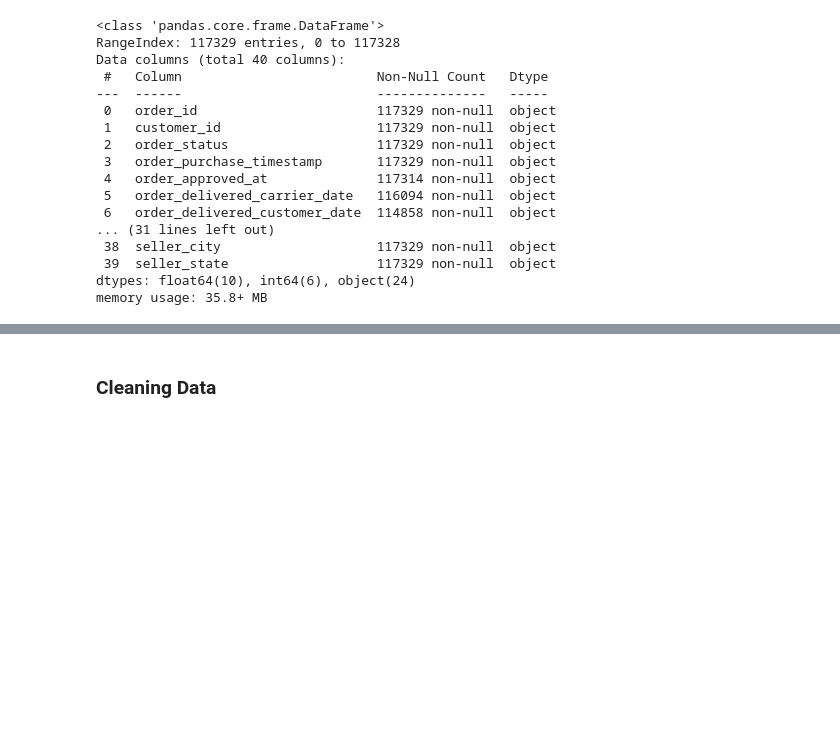
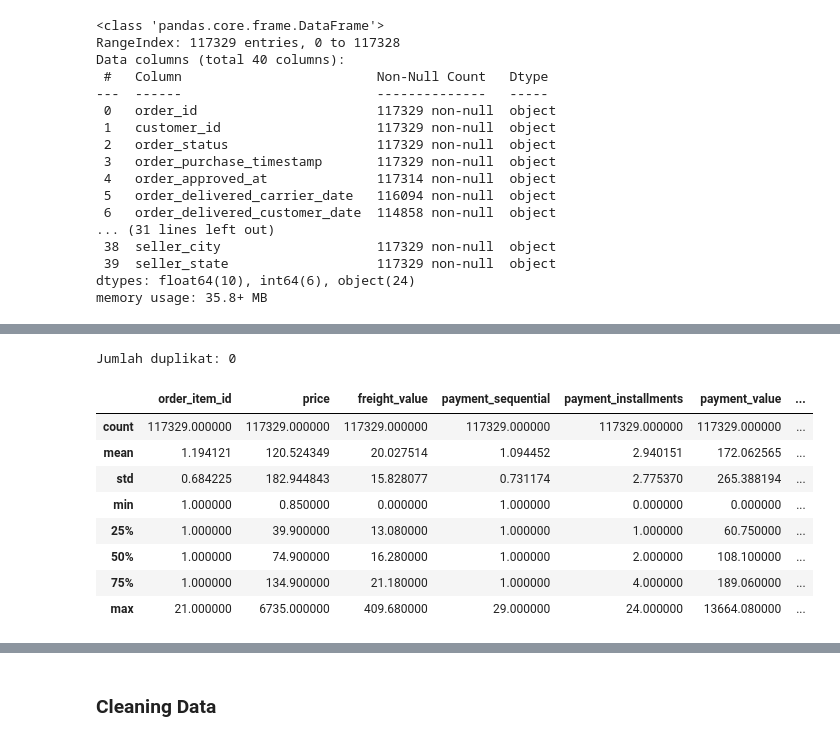
Before and after one commit to tiyasanin1/submisson_proyek_analisis_data, a Jupyter notebook: notebook.ipynb, the cells around one changed output, grey strips where cells are left out. Saved outputs shown, nothing was run; the diff lists cells and outputs as text; code cells hidden in the pictures; blank space fills up the shorter version.

```diff
--- a/notebook.ipynb
+++ b/notebook.ipynb
@@ -111,0 +143,17 @@ product_name_lenght, product_description_lenght, product_photos_qty. terdapat 2
+# %%
+# cek duplikat
+print('Jumlah duplikat:', df.duplicated().sum())
+
+#cek deskripsi data
+df.describe()
+# %% [output]
+Jumlah duplikat: 0
+|  | order_item_id | price | freight_value | payment_sequential | payment_installments | payment_value | ... |
+| count | 117329.000000 | 117329.000000 | 117329.000000 | 117329.000000 | 117329.000000 | 117329.000000 | ... |
+| mean | 1.194121 | 120.524349 | 20.027514 | 1.094452 | 2.940151 | 172.062565 | ... |
+| std | 0.684225 | 182.944843 | 15.828077 | 0.731174 | 2.775370 | 265.388194 | ... |
+| min | 1.000000 | 0.850000 | 0.000000 | 1.000000 | 0.000000 | 0.000000 | ... |
+| 25% | 1.000000 | 39.900000 | 13.080000 | 1.000000 | 1.000000 | 60.750000 | ... |
+| 50% | 1.000000 | 74.900000 | 16.280000 | 1.000000 | 2.000000 | 108.100000 | ... |
+| 75% | 1.000000 | 134.900000 | 21.180000 | 1.000000 | 4.000000 | 189.060000 | ... |
+| max | 21.000000 | 6735.000000 | 409.680000 | 29.000000 | 24.000000 | 13664.080000 | ... |
```
Also changed, not shown: parts of 6 cells of this notebook.
